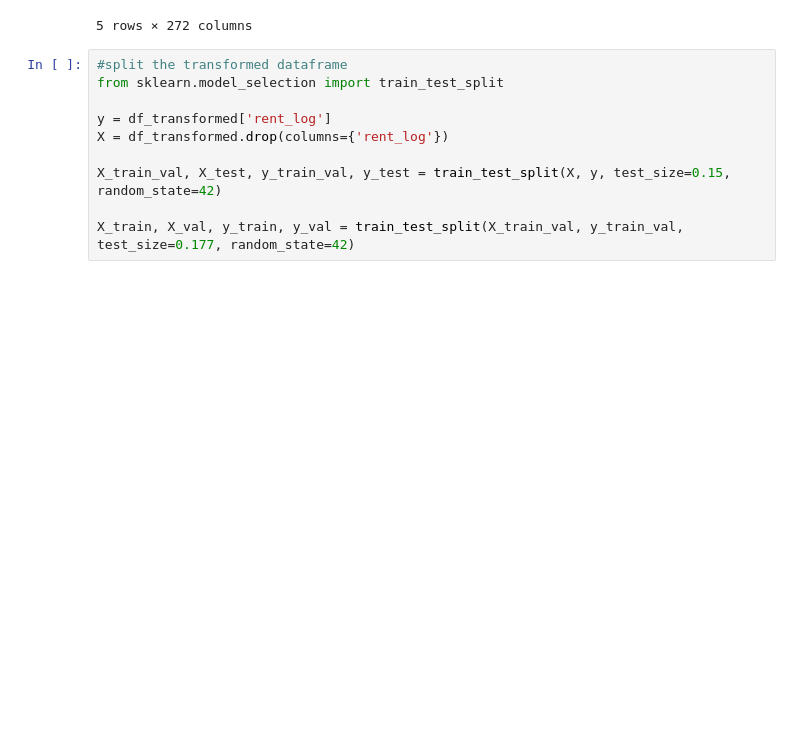
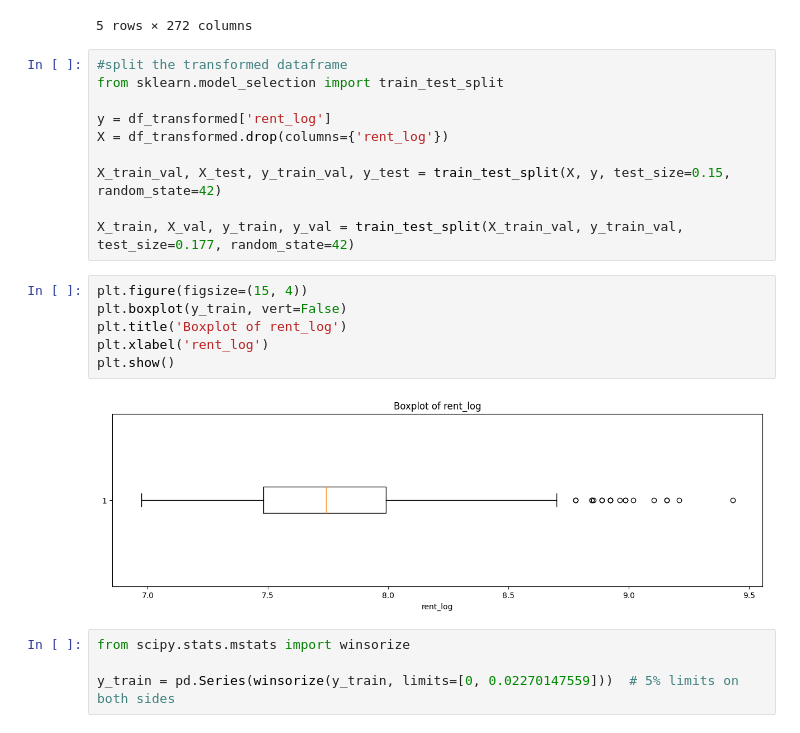
Before and after one commit to TheAphander/rentalprediction, a Jupyter notebook: pca.ipynb, the cells around one changed output. Drawn from its saved outputs; the diff is of its cells as text; blank space fills up the shorter version.

```diff
--- a/pca.ipynb
+++ b/pca.ipynb
@@ -67,3 +69,15 @@ X = df_transformed.drop(columns={'rent_log'})
 X_train_val, X_test, y_train_val, y_test = train_test_split(X, y, test_size=0.15, random_state=42)
 
 X_train, X_val, y_train, y_val = train_test_split(X_train_val, y_train_val, test_size=0.177, random_state=42)
+# %%
+plt.figure(figsize=(15, 4))
+plt.boxplot(y_train, vert=False)
+plt.title('Boxplot of rent_log')
+plt.xlabel('rent_log')
+plt.show()
+# %% [output]
+[figure, added]
+# %%
+from scipy.stats.mstats import winsorize
+
+y_train = pd.Series(winsorize(y_train, limits=[0, 0.02270147559]))  # 5% limits on both sides
```
Also changed, not shown: parts of 11 cells of this notebook.
